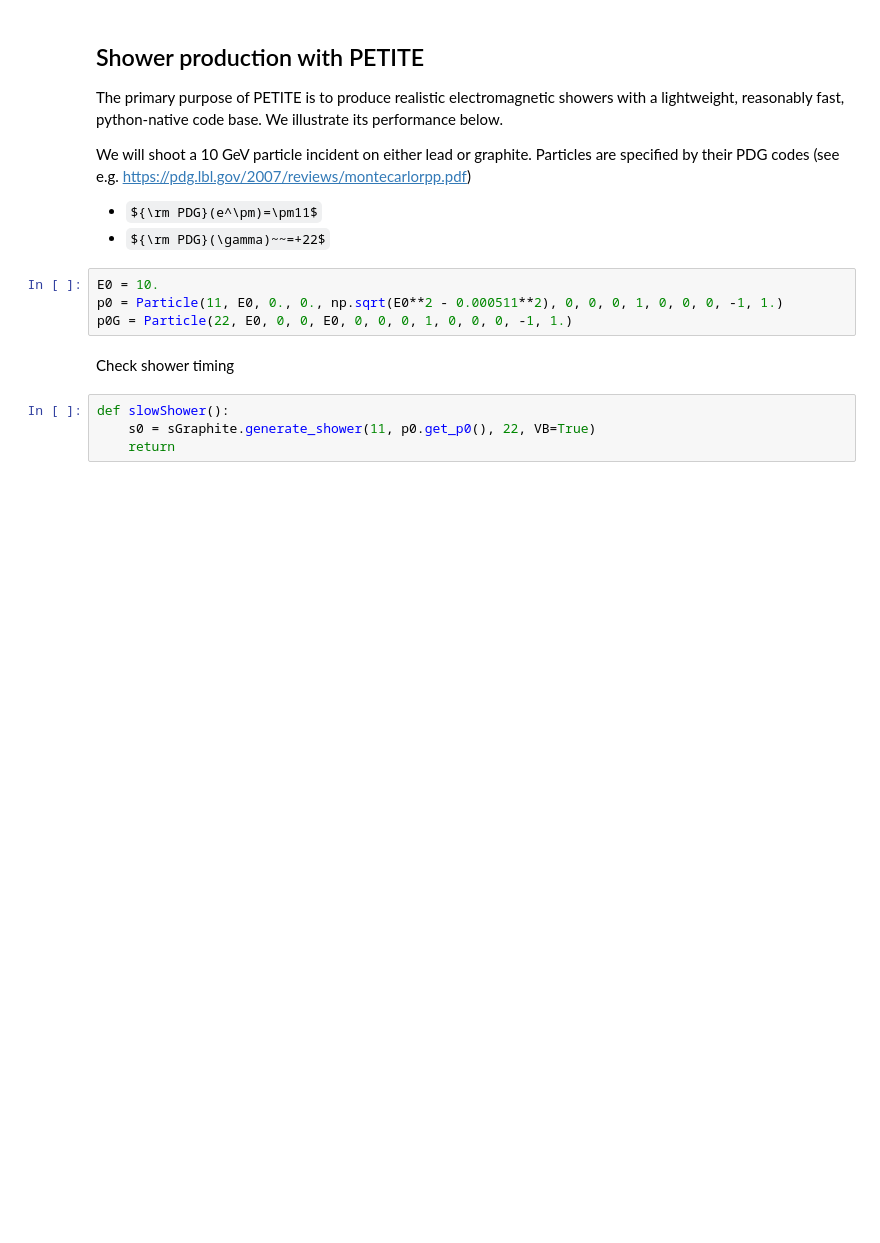
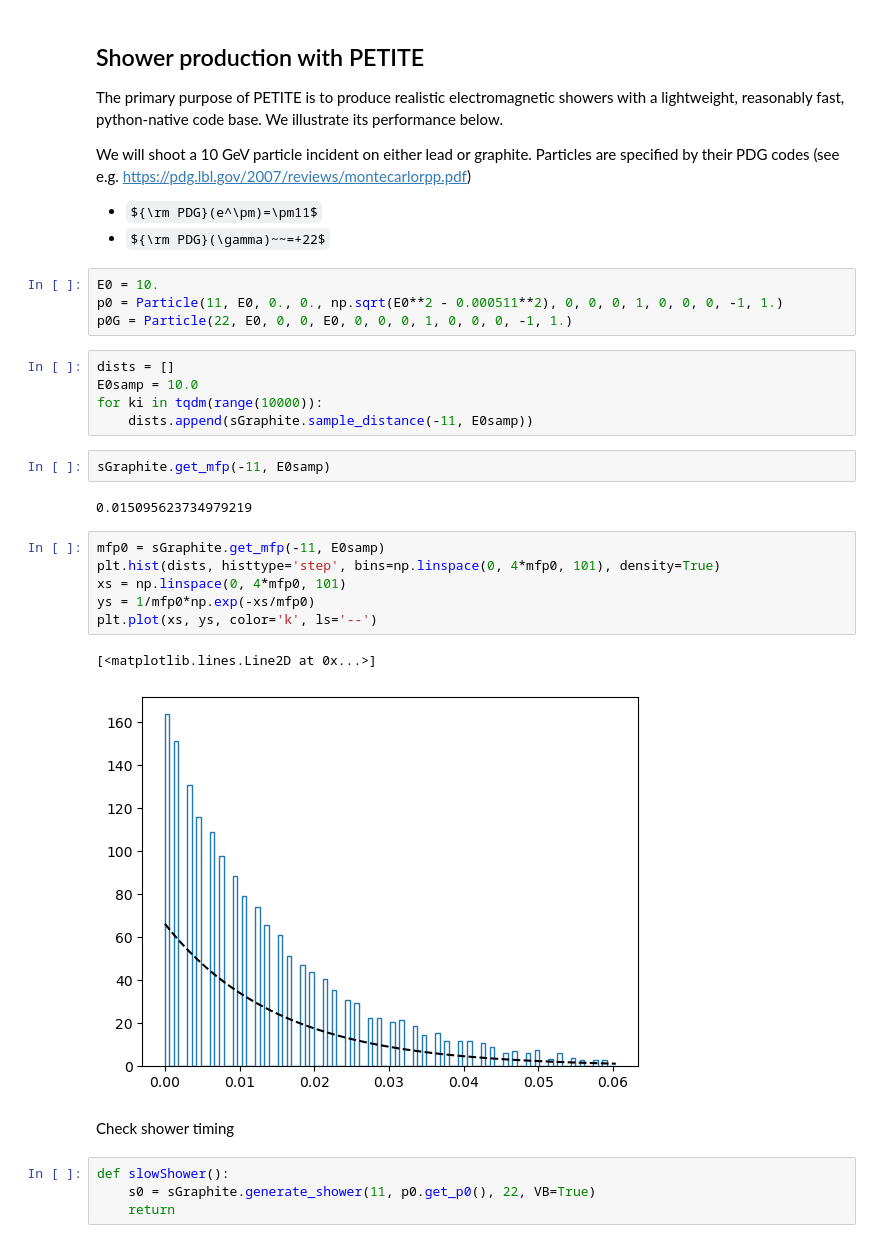
Before and after one commit to kjkellyphys/PETITE, a Jupyter notebook: examples/shower_SM.ipynb, the cells around one changed output. Saved outputs shown, nothing was run; the diff lists cells and outputs as text; some formulas as TeX source; blank space fills up the shorter version.

Commit message:
Kevin's implementation of distance sampling in shower.py

```diff
--- a/examples/shower_SM.ipynb
+++ b/examples/shower_SM.ipynb
@@ -255,6 +257,24 @@ We will shoot a 10 GeV particle incident on either lead or graphite. Particles a
 E0 = 10.
 p0 = Particle(11, E0, 0., 0., np.sqrt(E0**2 - 0.000511**2), 0, 0, 0, 1, 0, 0, 0, -1, 1.)
 p0G = Particle(22, E0, 0, 0, E0, 0, 0, 0, 1, 0, 0, 0, -1, 1.)
+# %%
+dists = []
+E0samp = 10.0
+for ki in tqdm(range(10000)):
+    dists.append(sGraphite.sample_distance(-11, E0samp))
+# %%
+sGraphite.get_mfp(-11, E0samp)
+# %% [output]
+0.015095623734979219
+# %%
+mfp0 = sGraphite.get_mfp(-11, E0samp)
+plt.hist(dists, histtype='step', bins=np.linspace(0, 4*mfp0, 101), density=True)
+xs = np.linspace(0, 4*mfp0, 101)
+ys = 1/mfp0*np.exp(-xs/mfp0)
+plt.plot(xs, ys, color='k', ls='--')
+# %% [output]
+[<matplotlib.lines.Line2D at 0x...>]
+[figure, added]
 # %% [markdown]
 Check shower timing
 # %%
```
Also changed, not shown: parts of 2 cells of this notebook, 2 other files.
